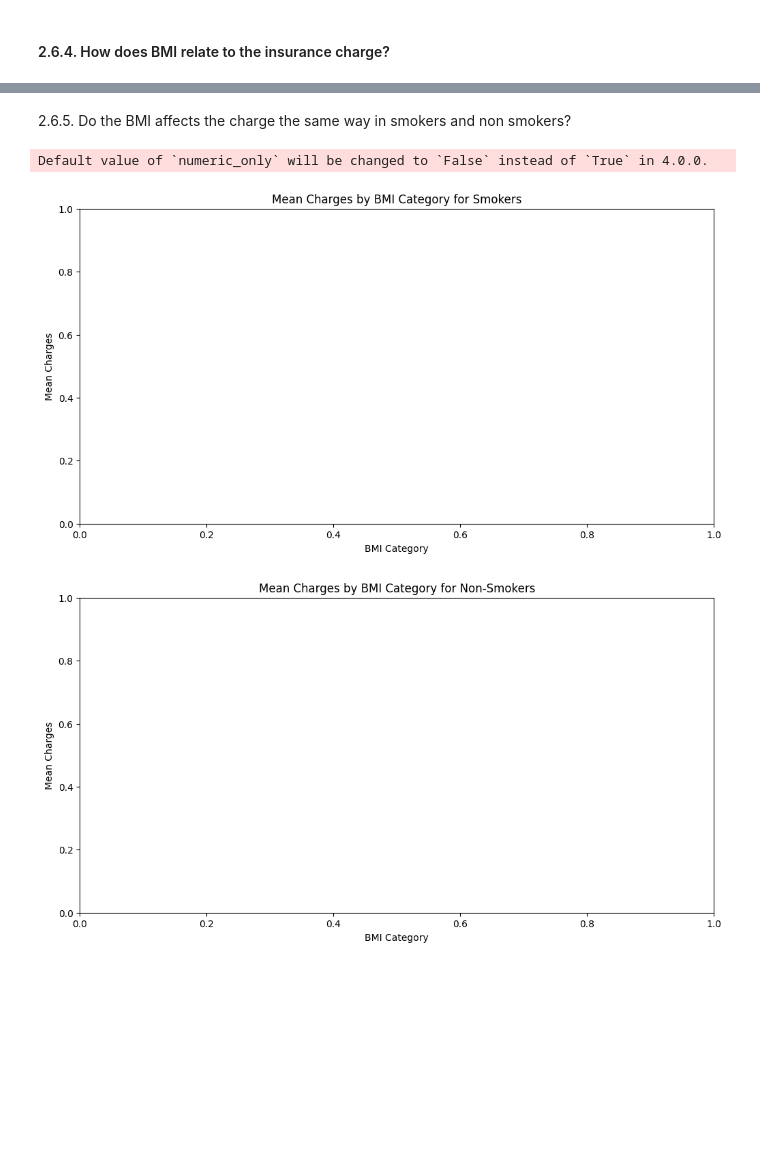
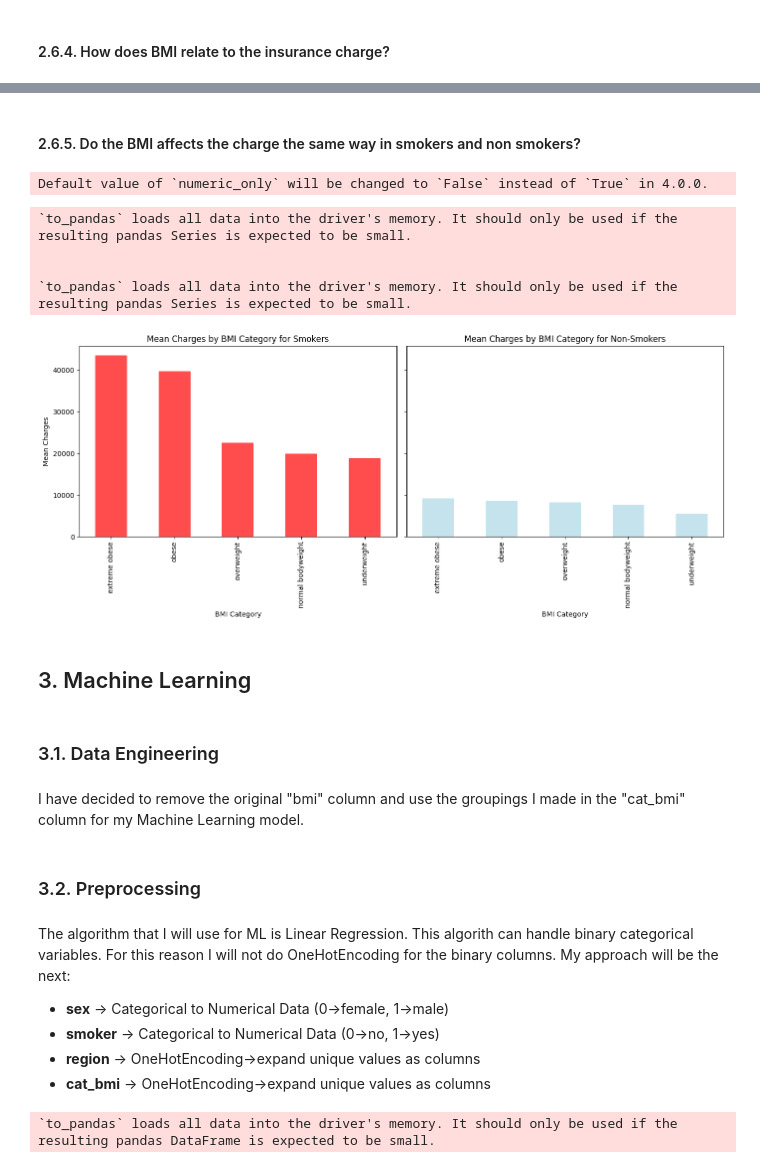
Before and after one commit to mstoychev/Data-Science-Projects, a Jupyter notebook: 6. ML with PySpark/Práctica_de_PySpark_ML_MitkoStoychev.ipynb, the cells around one changed output, grey strips where cells are left out. Drawn from its saved outputs; the diff is of its cells as text; code cells hidden in the pictures; blank space fills up the shorter version.

```diff
--- a/6. ML with PySpark/Práctica_de_PySpark_ML_MitkoStoychev.ipynb
+++ b/6. ML with PySpark/Práctica_de_PySpark_ML_MitkoStoychev.ipynb
@@ -336,7 +337,7 @@ temp.plot.bar()
 Default value of `numeric_only` will be changed to `False` instead of `True` in 4.0.0.
 [interactive output not drawn]
 # %% [markdown]
-2.6.5. Do the BMI affects the charge the same way in smokers and non smokers?
+#### 2.6.5. Do the BMI affects the charge the same way in smokers and non smokers?
 # %%
 # Filter the DataFrame for smokers and non-smokers
 smokers = df[df['smoker'] == 'yes']
@@ -348,21 +349,33 @@ non_smokers_mean_charges = non_smokers.groupby('cat_bmi')['charges'].mean().sort
 # %% [output]
 Default value of `numeric_only` will be changed to `False` instead of `True` in 4.0.0.
 # %%
+# Convert to Pandas DataFrame
+smokers_mean_charges_pd = smokers_mean_charges.to_pandas()
+non_smokers_mean_charges_pd = non_smokers_mean_charges.to_pandas()
+
+# Plot the results
+fig, axes = plt.subplots(1, 2, figsize=(14, 6), sharey=True)
+
 # Plot for smokers
-plt.figure(figsize=(12, 6))
-smokers_mean_charges.plot.bar()
-plt.title('Mean Charges by BMI Category for Smokers')
-plt.xlabel('BMI Category')
-plt.ylabel('Mean Charges')
-plt.show()
+smokers_mean_charges_pd.plot(kind='bar', ax=axes[0], color='red', alpha=0.7, title='Mean Charges by BMI Category for Smokers')
+axes[0].set_xlabel('BMI Category')
+axes[0].set_ylabel('Mean Charges')
 
 # Plot for non-smokers
-plt.figure(figsize=(12, 6))
-non_smokers_mean_charges.plot.bar()
-plt.title('Mean Charges by BMI Category for Non-Smokers')
-plt.xlabel('BMI Category')
-plt.ylabel('Mean Charges')
+non_smokers_mean_charges_pd.plot(kind='bar', ax=axes[1], color='lightblue', alpha=0.7, title='Mean Charges by BMI Category for Non-Smokers')
+axes[1].set_xlabel('BMI Category')
+
+plt.tight_layout()
 plt.show()
 # %% [output]
+`to_pandas` loads all data into the driver's memory. It should only be used if the resulting pandas Series is expected to be small.
+
+
+`to_pandas` loads all data into the driver's memory. It should only be used if the resulting pandas Series is expected to be small.
-[figure, old version]
+[figure, new version]
-[figure, removed]
+# %% [markdown]
+## 3. Machine Learning
+# %% [markdown]
+### 3.1. Data Engineering
+# %% [markdown]
+I have decided to remove the original "bmi" column and use the groupings I made in the "cat_bmi" column for my Machine Learning model.
@@ -368,0 +386,8 @@ plt.show()
+# %% [markdown]
+### 3.2. Preprocessing
+# %% [markdown]
+The algorithm that I will use for ML is Linear Regression. This algorith can handle binary categorical variables. For this reason I will not do OneHotEncoding for the binary columns. My approach will be the next:
+- **sex** → Categorical to Numerical Data (0→female, 1→male)
+- **smoker** → Categorical to Numerical Data (0→no, 1→yes)
+- **region** → OneHotEncoding→expand unique values as columns
+- **cat_bmi** → OneHotEncoding→expand unique values as columns
@@ -368,0 +400,11 @@ plt.show()
+# %%
+# OheHotEncoding → Transform Nominal Data to Numeric Data, expand unique values as columns
+df_ml = df_ml.to_pandas()
+
+ohe = OneHotEncoder(sparse_output=False).set_output(transform="pandas")
+
+ohe_transform = ohe.fit_transform(df_ml[["region", "cat_bmi"]])
+
+df_ml = pd.concat([df_ml, ohe_transform], axis=1).drop(columns=["region", "cat_bmi"])
+# %% [output]
+`to_pandas` loads all data into the driver's memory. It should only be used if the resulting pandas DataFrame is expected to be small.
```
Also changed, not shown: parts of 12 cells of this notebook.
